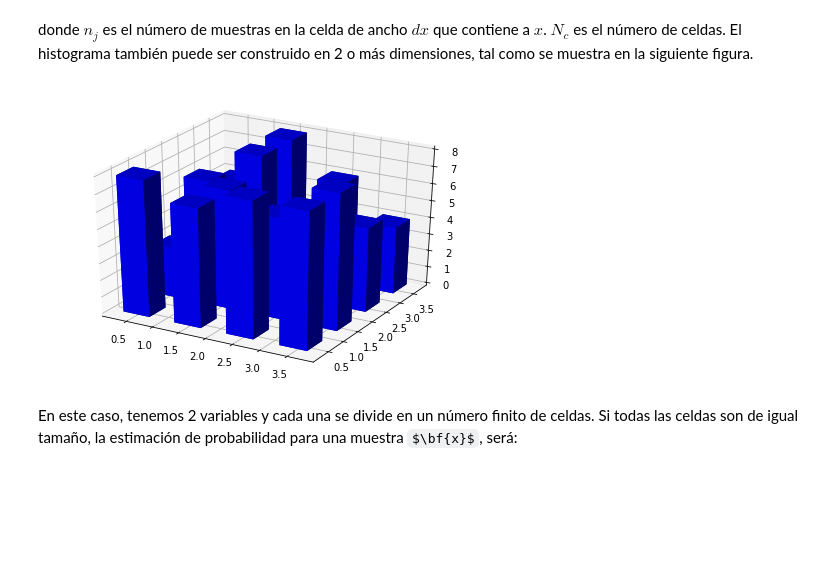
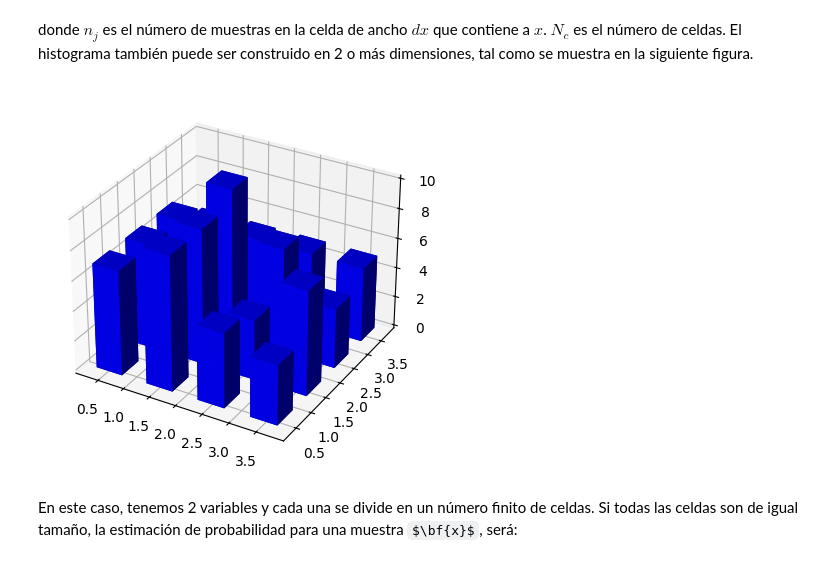
Before and after one commit to JulianCarvajal/Intro_ML_2025, a Jupyter notebook: Clase 04 - Modelos no Paramétricos.ipynb, the cells around one changed output. Drawn from its saved outputs; the diff is of its cells as text; code cells hidden in the pictures; some formulas as TeX source; blank space fills up the shorter version.

```diff
--- a/Clase 04 - Modelos no Paramétricos.ipynb
+++ b/Clase 04 - Modelos no Paramétricos.ipynb
@@ -62,27 +64,29 @@ $$\hat{p}(x) = \frac{n_j}{\sum_{j}^{N_c}n_j dx}$$
 # %% [markdown]
 donde $n_j$ es el número de muestras en la celda de ancho $dx$ que contiene a $x$. $N_c$ es el número de celdas. El histograma también puede ser construido en 2 o más dimensiones, tal como se muestra en la siguiente figura.
 # %%
-from mpl_toolkits.mplot3d import Axes3D
+%matplotlib inline
+#from mpl_toolkits.mplot3d import Axes3D
 import matplotlib.pyplot as plt
 fig = plt.figure()
-ax = Axes3D(fig)
+#ax = Axes3D(fig)
+ax = fig.add_subplot(projection='3d')
 x, y = np.random.rand(2, 100) * 4
 hist, xedges, yedges = np.histogram2d(x, y, bins=4)
 
 elements = (len(xedges) - 1) * (len(yedges) - 1)
 xpos, ypos = np.meshgrid(xedges[:-1]+0.25, yedges[:-1]+0.25)
 
 xpos = xpos.flatten()
 ypos = ypos.flatten()
 zpos = np.zeros(elements)
 dx = 0.5 * np.ones_like(zpos)
 dy = dx.copy()
 dz = hist.flatten()
 ax.bar3d(xpos, ypos, zpos, dx, dy, dz, color='b')
 
 plt.show()
 # %% [output]
-[figure, old version]
+[figure, new version]
 # %% [markdown]
 En este caso, tenemos 2 variables y cada una se divide en un número finito de celdas. Si todas las celdas son de igual tamaño, la estimación de probabilidad para una muestra $\bf{x}$, será:
 # %% [markdown]
```
Also changed, not shown: parts of 16 cells of this notebook, 5 other files.
